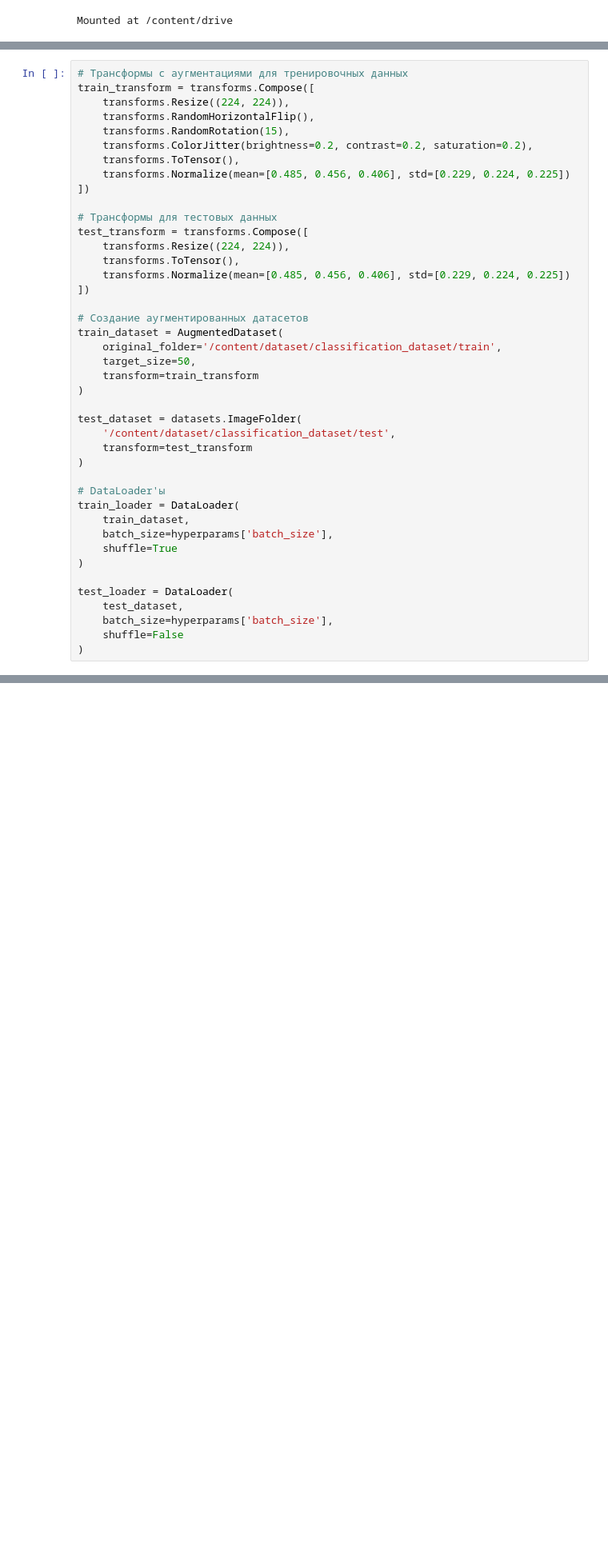
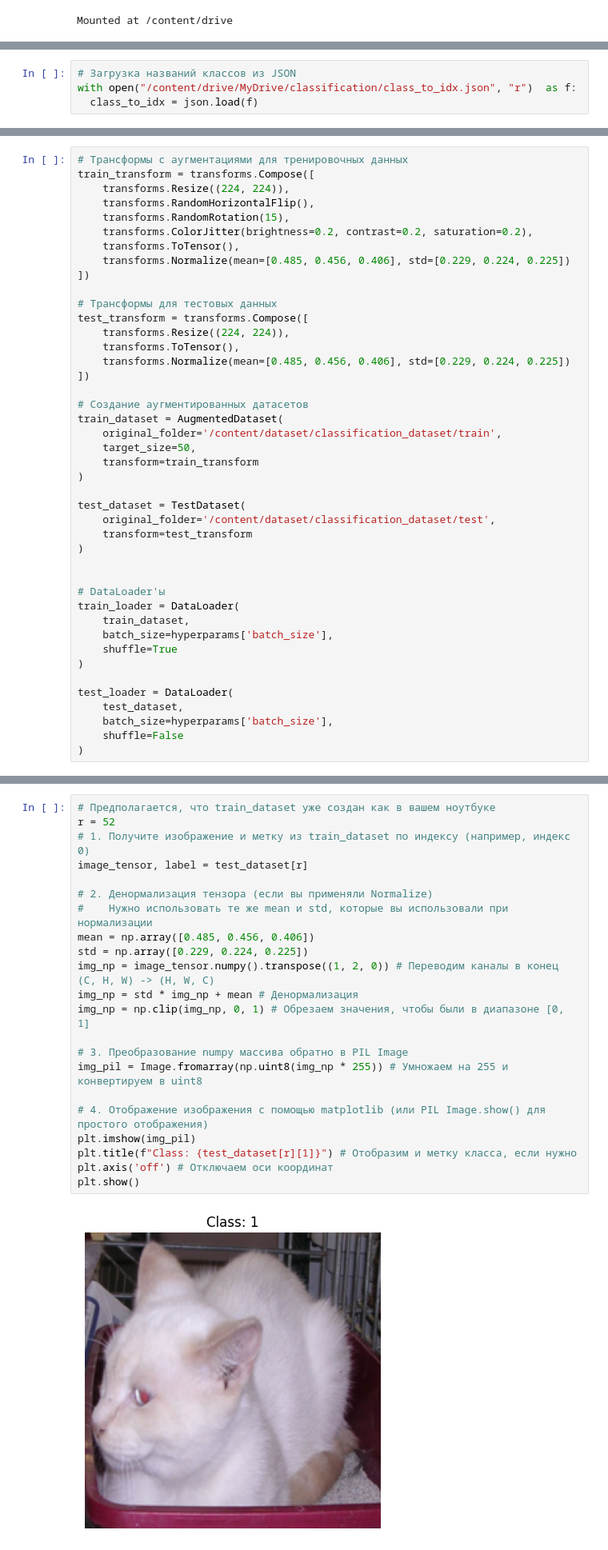
Before and after one commit to lpestov/interactive_ai_model_builder, a Jupyter notebook: models/classification/notebooks/classification_neural_network.ipynb, the cells around one changed output, grey strips where cells are left out. Shown at 80% size. Cells and saved outputs as stored; diff of their text form; blank space fills up the shorter version.

Commit message:
#add normal class names, add test dataset class (ipynb) #del test in. py file

```diff
--- a/models/classification/notebooks/classification_neural_network.ipynb
+++ b/models/classification/notebooks/classification_neural_network.ipynb
@@ -33,6 +33,10 @@ Mounted at /content/drive
 # Загрузка гиперпараметров из JSON (создайте папку classification, если её еще нет в корне диска Google Drive)
 with open('/content/drive/MyDrive/classification/hyperparams.json', "r") as f:
   hyperparams = json.load(f)
+# %%
+# Загрузка названий классов из JSON
+with open("/content/drive/MyDrive/classification/class_to_idx.json", "r")  as f:
+  class_to_idx = json.load(f)
 # %% [markdown]
 
 **Структура** c*lassification_dataset.zip*: (внутри папка с таким же названием)
@@ -113,10 +153,11 @@ train_dataset = AugmentedDataset(
     transform=train_transform
 )
 
-test_dataset = datasets.ImageFolder(
-    '/content/dataset/classification_dataset/test',
+test_dataset = TestDataset(
+    original_folder='/content/dataset/classification_dataset/test',
     transform=test_transform
 )
+
 
 # DataLoader'ы
 train_loader = DataLoader(
@@ -132,0 +179,24 @@ test_loader = DataLoader(
+# %%
+# Предполагается, что train_dataset уже создан как в вашем ноутбуке
+r = 52
+# 1. Получите изображение и метку из train_dataset по индексу (например, индекс 0)
+image_tensor, label = test_dataset[r]
+
+# 2. Денормализация тензора (если вы применяли Normalize)
+#    Нужно использовать те же mean и std, которые вы использовали при нормализации
+mean = np.array([0.485, 0.456, 0.406])
+std = np.array([0.229, 0.224, 0.225])
+img_np = image_tensor.numpy().transpose((1, 2, 0)) # Переводим каналы в конец (C, H, W) -> (H, W, C)
+img_np = std * img_np + mean # Денормализация
+img_np = np.clip(img_np, 0, 1) # Обрезаем значения, чтобы были в диапазоне [0, 1]
+
+# 3. Преобразование numpy массива обратно в PIL Image
+img_pil = Image.fromarray(np.uint8(img_np * 255)) # Умножаем на 255 и конвертируем в uint8
+
+# 4. Отображение изображения с помощью matplotlib (или PIL Image.show() для простого отображения)
+plt.imshow(img_pil)
+plt.title(f"Class: {test_dataset[r][1]}") # Отобразим и метку класса, если нужно
+plt.axis('off') # Отключаем оси координат
+plt.show()
+# %% [output]
+[figure, added]
```
Also changed, not shown: parts of 9 cells of this notebook, 4 other files.
